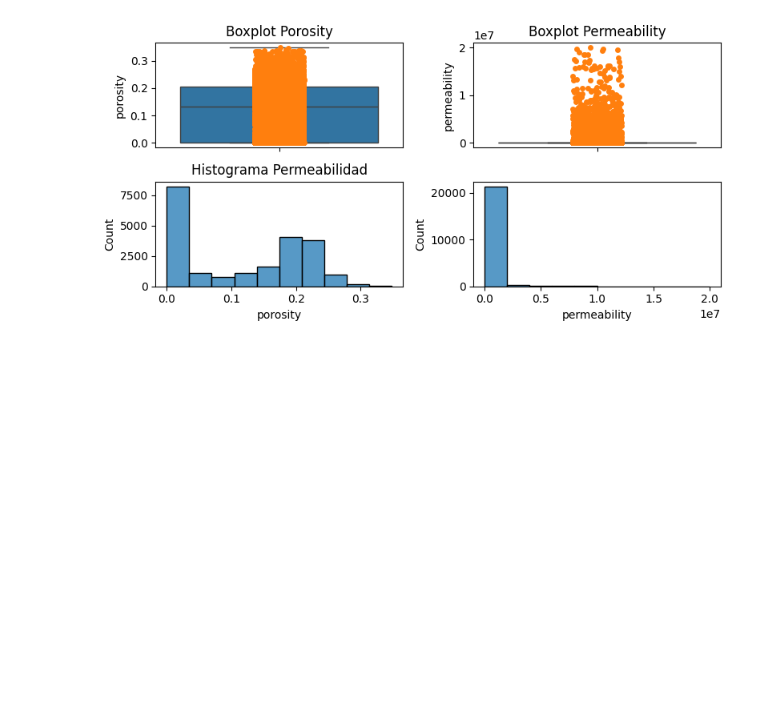
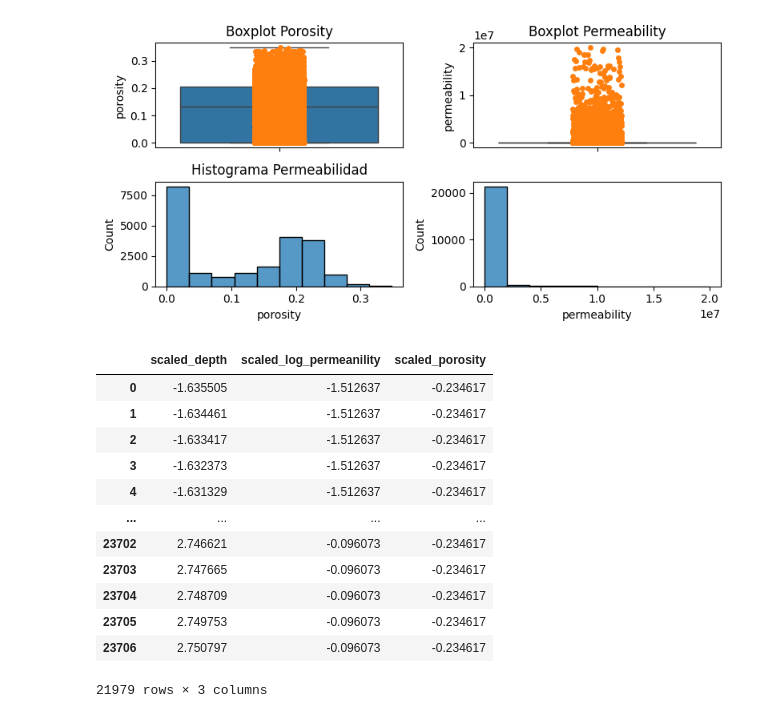
Before and after one commit to jesusiv24921/Clustering-zonas-Geol-gicas, a Jupyter notebook: clustering_zonas_geologicas.ipynb, the cells around one changed output. Cells and saved outputs as stored; diff of their text form; code cells hidden in the pictures; blank space fills up the shorter version.

```diff
--- a/clustering_zonas_geologicas.ipynb
+++ b/clustering_zonas_geologicas.ipynb
@@ -346,3 +346,20 @@ fig.tight_layout()
 plt.show()
 # %% [output]
 [figure]
+# %%
+clustering=df_end[['scaled_depth','scaled_log_permeanility','scaled_porosity']]
+clustering
+# %% [output]
+|  | scaled_depth | scaled_log_permeanility | scaled_porosity |
+| 0 | -1.635505 | -1.512637 | -0.234617 |
+| 1 | -1.634461 | -1.512637 | -0.234617 |
+| 2 | -1.633417 | -1.512637 | -0.234617 |
+| 3 | -1.632373 | -1.512637 | -0.234617 |
+| 4 | -1.631329 | -1.512637 | -0.234617 |
+| ... | ... | ... | ... |
+| 23702 | 2.746621 | -0.096073 | -0.234617 |
+| 23703 | 2.747665 | -0.096073 | -0.234617 |
+| 23704 | 2.748709 | -0.096073 | -0.234617 |
+| 23705 | 2.749753 | -0.096073 | -0.234617 |
+| 23706 | 2.750797 | -0.096073 | -0.234617 |
+21979 rows × 3 columns
```
Also changed, not shown: parts of 1 cell of this notebook.
